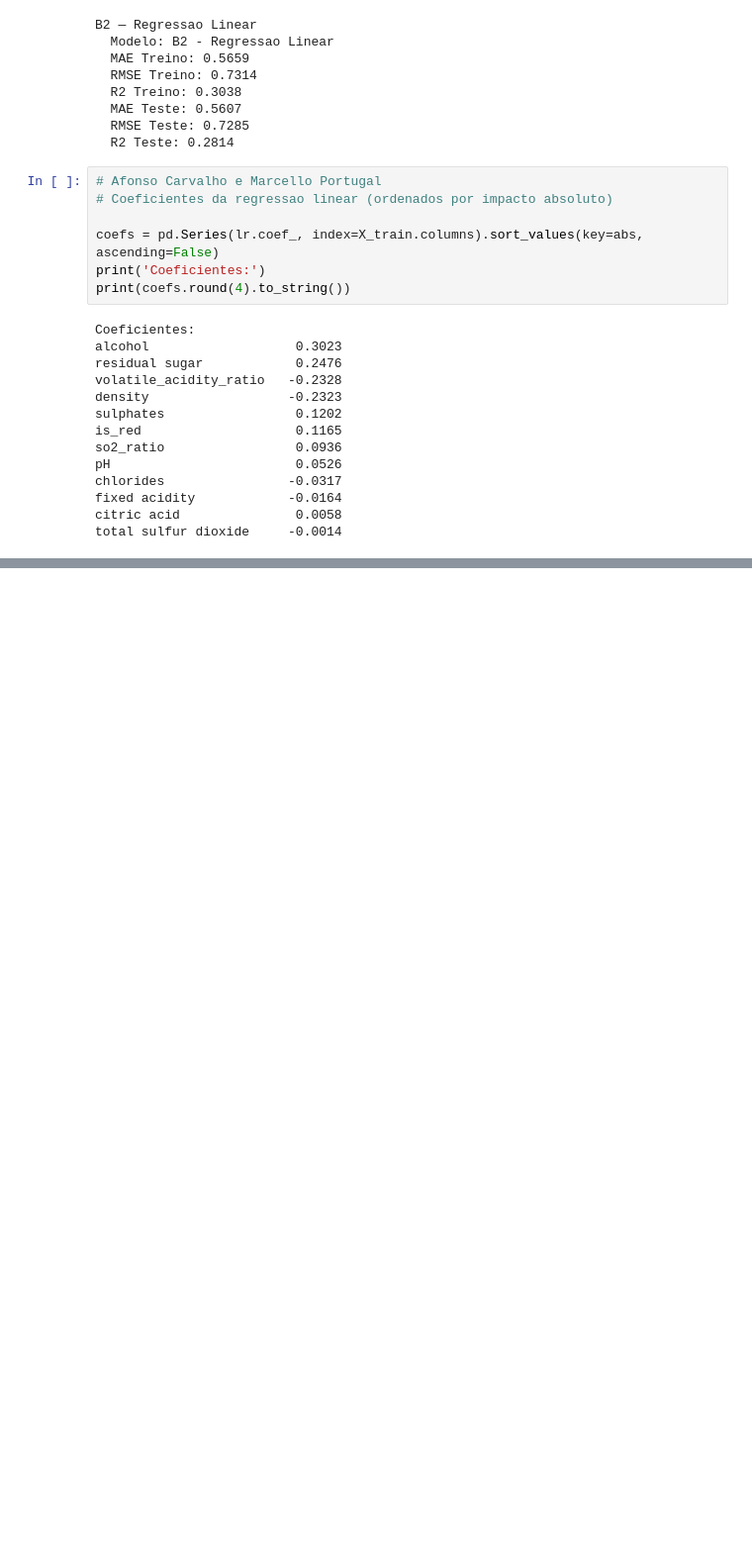
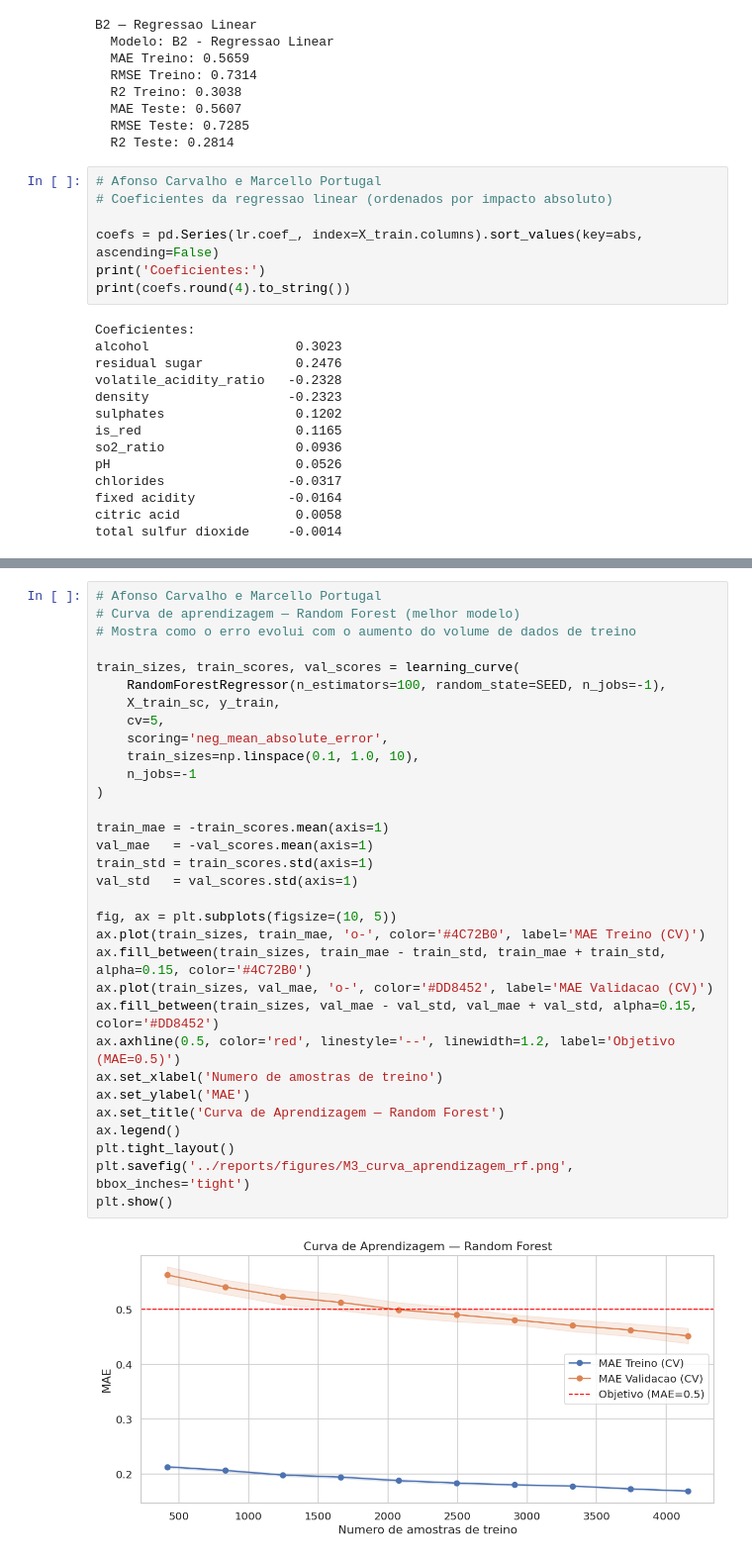
Before and after one commit to MarcelloPortugal03/Projeto-Em-Ciencia-De-Dados, a Jupyter notebook: notebooks/2.0_modelacao_treino.ipynb, the cells around one changed output, grey strips where cells are left out. Shown at 99% size. Saved outputs shown, nothing was run; the diff lists cells and outputs as text; blank space fills up the shorter version.

```diff
--- a/notebooks/2.0_modelacao_treino.ipynb
+++ b/notebooks/2.0_modelacao_treino.ipynb
@@ -324,0 +549,34 @@ Diferenca para o objetivo: 0.0607 pontos — necessario usar modelos mais avanca
+# %%
+# Afonso Carvalho e Marcello Portugal
+# Curva de aprendizagem — Random Forest (melhor modelo)
+# Mostra como o erro evolui com o aumento do volume de dados de treino
+
+train_sizes, train_scores, val_scores = learning_curve(
+    RandomForestRegressor(n_estimators=100, random_state=SEED, n_jobs=-1),
+    X_train_sc, y_train,
+    cv=5,
+    scoring='neg_mean_absolute_error',
+    train_sizes=np.linspace(0.1, 1.0, 10),
+    n_jobs=-1
+)
+
+train_mae = -train_scores.mean(axis=1)
+val_mae   = -val_scores.mean(axis=1)
+train_std = train_scores.std(axis=1)
+val_std   = val_scores.std(axis=1)
+
+fig, ax = plt.subplots(figsize=(10, 5))
+ax.plot(train_sizes, train_mae, 'o-', color='#4C72B0', label='MAE Treino (CV)')
+ax.fill_between(train_sizes, train_mae - train_std, train_mae + train_std, alpha=0.15, color='#4C72B0')
+ax.plot(train_sizes, val_mae, 'o-', color='#DD8452', label='MAE Validacao (CV)')
+ax.fill_between(train_sizes, val_mae - val_std, val_mae + val_std, alpha=0.15, color='#DD8452')
+ax.axhline(0.5, color='red', linestyle='--', linewidth=1.2, label='Objetivo (MAE=0.5)')
+ax.set_xlabel('Numero de amostras de treino')
+ax.set_ylabel('MAE')
+ax.set_title('Curva de Aprendizagem — Random Forest')
+ax.legend()
+plt.tight_layout()
+plt.savefig('../reports/figures/M3_curva_aprendizagem_rf.png', bbox_inches='tight')
+plt.show()
+# %% [output]
+[figure, added]
```
Also changed, not shown: parts of 19 cells of this notebook.
